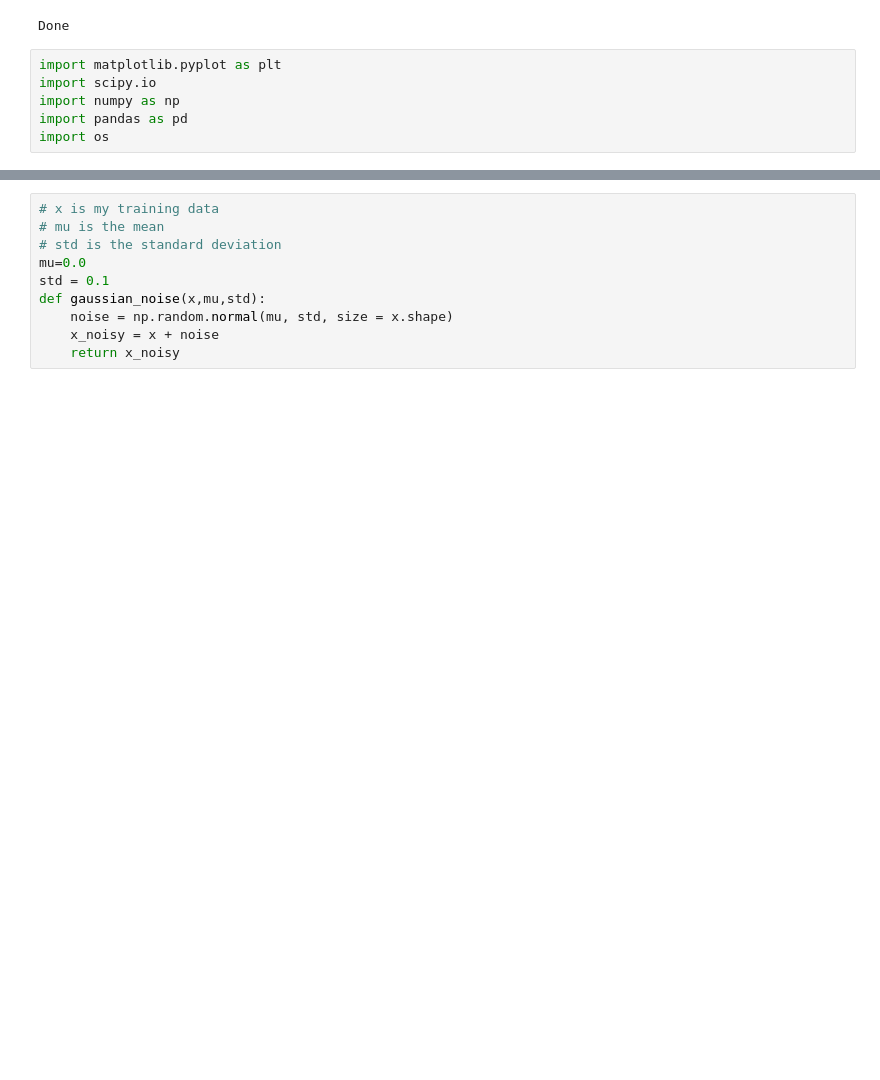
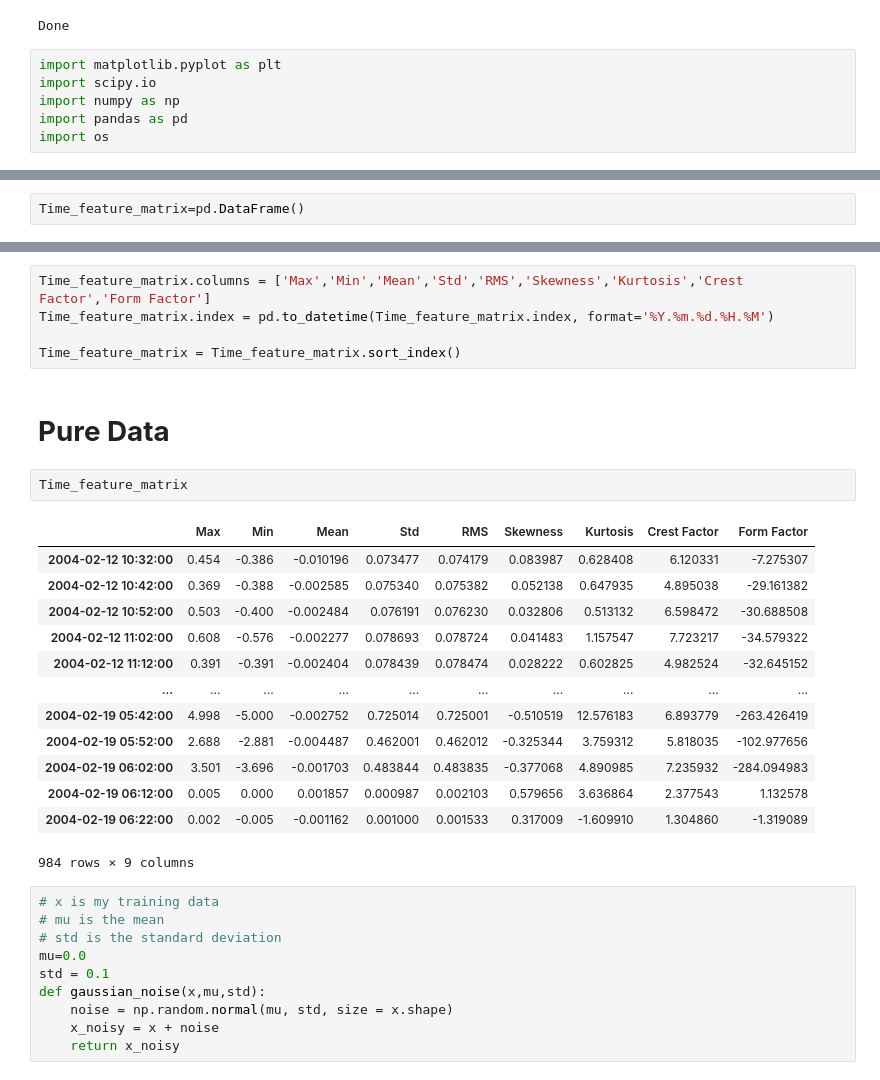
Before and after one commit to ImajiPietersz/FYP, a Jupyter notebook: NASA_GAN.ipynb, the cells around one changed output, grey strips where cells are left out. Drawn from its saved outputs; the diff is of its cells as text; blank space fills up the shorter version.

```diff
--- a/NASA_GAN.ipynb
+++ b/NASA_GAN.ipynb
@@ -55,0 +76,2 @@ dataset=pd.read_csv(os.path.join(path, filename), sep='\t',header=None)
+# %%
+Time_feature_matrix=pd.DataFrame()
@@ -56,3 +105,26 @@ dataset=pd.read_csv(os.path.join(path, filename), sep='\t',header=None)
+# %%
+Time_feature_matrix.columns = ['Max','Min','Mean','Std','RMS','Skewness','Kurtosis','Crest Factor','Form Factor']
+Time_feature_matrix.index = pd.to_datetime(Time_feature_matrix.index, format='%Y.%m.%d.%H.%M')
+
+Time_feature_matrix = Time_feature_matrix.sort_index()
+# %% [markdown]
+# **Pure Data**
+# %%
+Time_feature_matrix
+# %% [output]
+|  | Max | Min | Mean | Std | RMS | Skewness | Kurtosis | Crest Factor | Form Factor |
+| 2004-02-12 10:32:00 | 0.454 | -0.386 | -0.010196 | 0.073477 | 0.074179 | 0.083987 | 0.628408 | 6.120331 | -7.275307 |
+| 2004-02-12 10:42:00 | 0.369 | -0.388 | -0.002585 | 0.075340 | 0.075382 | 0.052138 | 0.647935 | 4.895038 | -29.161382 |
+| 2004-02-12 10:52:00 | 0.503 | -0.400 | -0.002484 | 0.076191 | 0.076230 | 0.032806 | 0.513132 | 6.598472 | -30.688508 |
+| 2004-02-12 11:02:00 | 0.608 | -0.576 | -0.002277 | 0.078693 | 0.078724 | 0.041483 | 1.157547 | 7.723217 | -34.579322 |
+| 2004-02-12 11:12:00 | 0.391 | -0.391 | -0.002404 | 0.078439 | 0.078474 | 0.028222 | 0.602825 | 4.982524 | -32.645152 |
+| ... | ... | ... | ... | ... | ... | ... | ... | ... | ... |
+| 2004-02-19 05:42:00 | 4.998 | -5.000 | -0.002752 | 0.725014 | 0.725001 | -0.510519 | 12.576183 | 6.893779 | -263.426419 |
+| 2004-02-19 05:52:00 | 2.688 | -2.881 | -0.004487 | 0.462001 | 0.462012 | -0.325344 | 3.759312 | 5.818035 | -102.977656 |
+| 2004-02-19 06:02:00 | 3.501 | -3.696 | -0.001703 | 0.483844 | 0.483835 | -0.377068 | 4.890985 | 7.235932 | -284.094983 |
+| 2004-02-19 06:12:00 | 0.005 | 0.000 | 0.001857 | 0.000987 | 0.002103 | 0.579656 | 3.636864 | 2.377543 | 1.132578 |
+| 2004-02-19 06:22:00 | 0.002 | -0.005 | -0.001162 | 0.001000 | 0.001533 | 0.317009 | -1.609910 | 1.304860 | -1.319089 |
+984 rows × 9 columns
 # %%
 # x is my training data
 # mu is the mean
```
Also changed, not shown: parts of 29 cells of this notebook.
